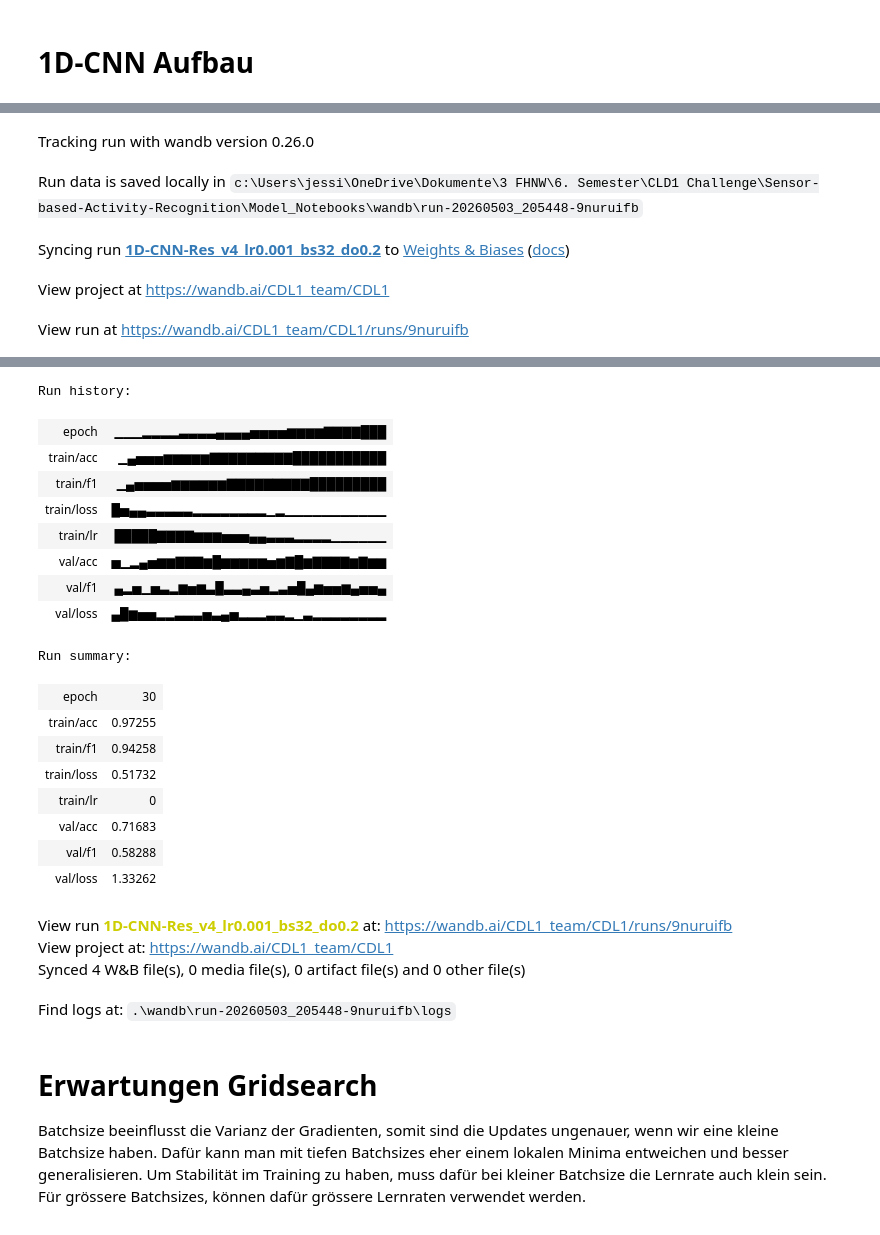
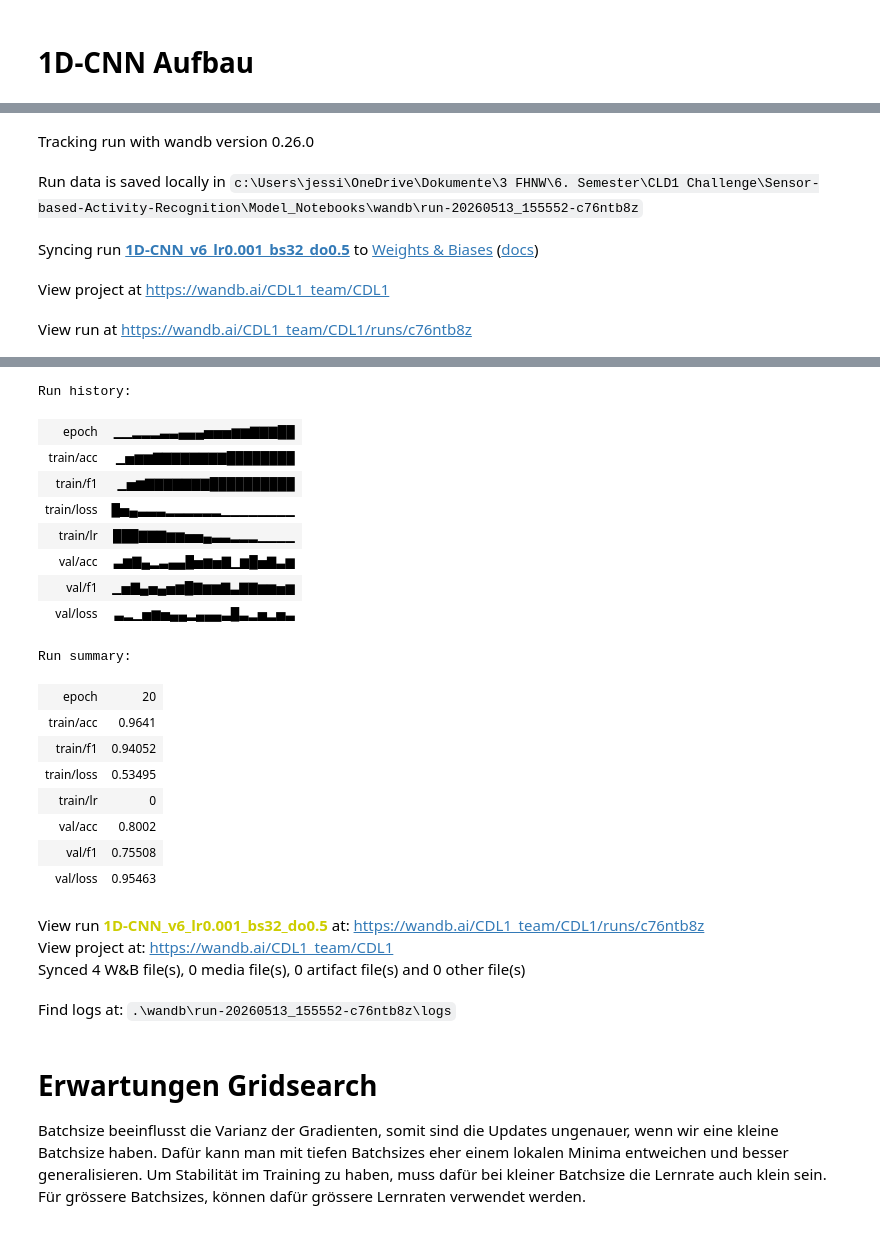
Before and after one commit to raphaelschuepbach/Sensor-based-Activity-Recognition, a Jupyter notebook: Model_Notebooks/Deep_Learning.ipynb, the cells around one changed output, grey strips where cells are left out. Saved outputs shown, nothing was run; the diff lists cells and outputs as text; code cells hidden in the pictures.

Commit message:
Integration LSTM und angefangene überarbeitung des CNN Residual

```diff
--- a/Model_Notebooks/Deep_Learning.ipynb
+++ b/Model_Notebooks/Deep_Learning.ipynb
@@ -316,54 +396,55 @@ def train(config, train_ds, test_ds, device, project="CDL1"):
 # %%
 # windowing_size und step_size sind im sliding window der Datenbearbeitung vorhanden und dienen nur der Dokumentation
 config = {
-    "model": "1D-CNN",
+    "model": "1D-CNN_v6",
     "window_size": 100,
     "step_size": 50,
     "batch_size": 32,
     "lr": 0.001,
-    "epochs": 30,
+    "epochs": 20,
     "n_features": 13,
     "n_classes": len(le.classes_),
-    "dropout": 0.2
+    "dropout": 0.5
 }
 
 model, history = train(
     config = config,
     train_ds = train_ds,
     test_ds = test_ds,
     device = device,
-    project = "CDL1"
+    project = "CDL1",
+    model_class= CNN1D_Residual
 )
 # %% [output]
 [interactive output not drawn]
 Tracking run with wandb version 0.26.0
-Run data is saved locally in c:\Users\jessi\OneDrive\Dokumente\3 FHNW\6. Semester\CLD1 Challenge\Sensor-based-Activity-Recognition\Model_Notebooks\wandb\run-20260503_205448-9nuruifb
+Run data is saved locally in c:\Users\jessi\OneDrive\Dokumente\3 FHNW\6. Semester\CLD1 Challenge\Sensor-based-Activity-Recognition\Model_Notebooks\wandb\run-20260513_155552-c76ntb8z
-Syncing run 1D-CNN-Res_v4_lr0.001_bs32_do0.2 to Weights & Biases (docs)
+Syncing run 1D-CNN_v6_lr0.001_bs32_do0.5 to Weights & Biases (docs)
 View project at https://wandb.ai/CDL1_team/CDL1
-View run at https://wandb.ai/CDL1_team/CDL1/runs/9nuruifb
+View run at https://wandb.ai/CDL1_team/CDL1/runs/c76ntb8z
 [interactive output not drawn]
 Run history:
-| epoch | ▁▁▁▂▂▂▂▃▃▃▃▄▄▄▄▅▅▅▅▆▆▆▆▇▇▇▇███ |
-| train/acc | ▁▄▅▅▅▆▆▆▆▆▇▇▇▇▇▇▇▇▇███████████ |
-| train/f1 | ▁▄▅▅▅▅▆▆▆▆▆▆▇▇▇▇▇▇▇▇▇█████████ |
-| train/loss | █▅▄▄▃▃▃▃▃▂▂▂▂▂▂▂▂▁▂▁▁▁▁▁▁▁▁▁▁▁ |
-| train/lr | █████▇▇▇▇▆▆▆▅▅▅▄▄▃▃▃▂▂▂▂▁▁▁▁▁▁ |
-| val/acc | ▅▁▂▄▅▆▆▇▇▇▆█▆▆▆▆▆▅▆▇█▆▇▇▇▇▆▇▆▆ |
-| val/f1 | ▄▂▅▁▅▃▂▆▅▆▃█▃▃▄▃▅▂▃▅█▄▆▅▅▆▄▅▅▄ |
-| val/loss | ▄█▆▅▅▂▂▃▃▃▅▃▄▅▂▂▂▃▃▂▁▃▂▂▂▂▂▂▂▂ |
+| epoch | ▁▁▂▂▂▃▃▄▄▄▅▅▅▆▆▇▇▇██ |
+| train/acc | ▁▅▆▆▇▇▇▇▇▇▇▇████████ |
+| train/f1 | ▁▅▆▇▇▇▇▇▇▇██████████ |
+| train/loss | █▅▄▃▃▃▂▂▂▂▂▂▁▁▁▁▁▁▁▁ |
+| train/lr | ███▇▇▇▆▆▅▅▄▃▃▂▂▂▁▁▁▁ |
+| val/acc | ▃▆▇▄▂▃▄▄█▅▆▅▇▁▆█▅▇▃▆ |
+| val/f1 | ▁▅▇▄▅▄▅▆█▇▆▆▇▃▇▇▆▆▅▆ |
+| val/loss | ▃▂▁▅▆▅▄▄▂▄▄▄▃█▃▂▅▂▅▃ |
 Run summary:
-| epoch | 30 |
-| train/acc | 0.97255 |
-| train/f1 | 0.94258 |
-| train/loss | 0.51732 |
+| epoch | 20 |
+| train/acc | 0.9641 |
+| train/f1 | 0.94052 |
+| train/loss | 0.53495 |
 | train/lr | 0 |
-| val/acc | 0.71683 |
-| val/f1 | 0.58288 |
-| val/loss | 1.33262 |
+| val/acc | 0.8002 |
+| val/f1 | 0.75508 |
+| val/loss | 0.95463 |
-View run 1D-CNN-Res_v4_lr0.001_bs32_do0.2 at: https://wandb.ai/CDL1_team/CDL1/runs/9nuruifb
+View run 1D-CNN_v6_lr0.001_bs32_do0.5 at: https://wandb.ai/CDL1_team/CDL1/runs/c76ntb8z
 View project at: https://wandb.ai/CDL1_team/CDL1
 Synced 4 W&B file(s), 0 media file(s), 0 artifact file(s) and 0 other file(s)
-Find logs at: .\wandb\run-20260503_205448-9nuruifb\logs
+Find logs at: .\wandb\run-20260513_155552-c76ntb8z\logs
 # %% [markdown]
 # Erwartungen Gridsearch
 
```
Also changed, not shown: parts of 23 cells of this notebook, 1 other file.
